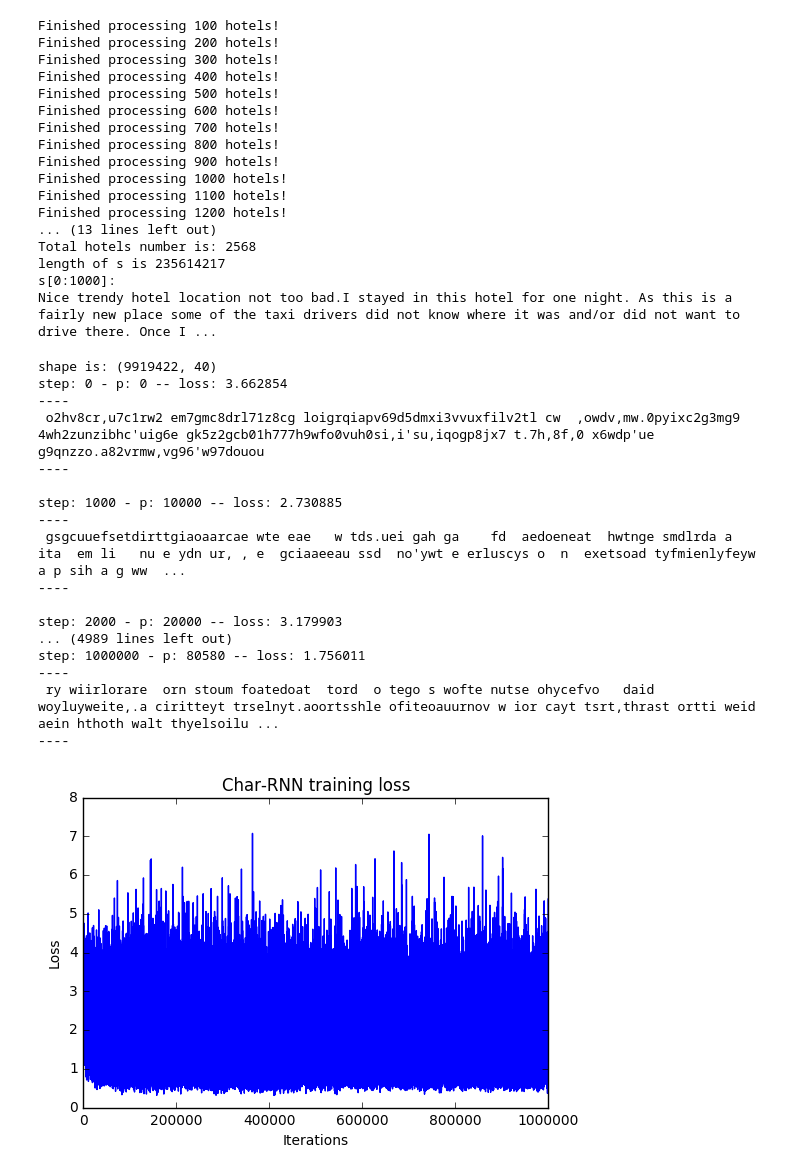
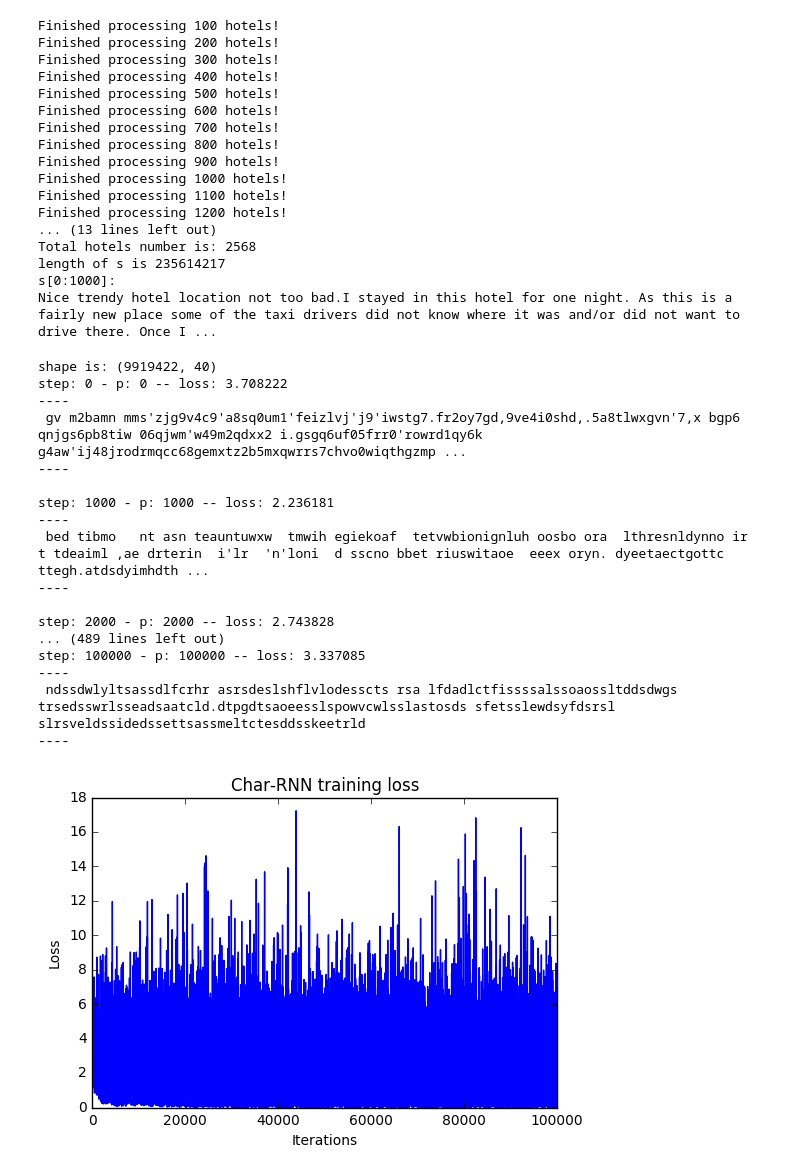
Before and after one commit to ZiningZhu/RNN, a Jupyter notebook: simple_RNN.ipynb, the cells around one changed output. Cells and saved outputs as stored; diff of their text form; code cells hidden in the pictures.

```diff
--- a/simple_RNN.ipynb
+++ b/simple_RNN.ipynb
@@ -153,11 +153,11 @@ def vocab2vec(vocab_size, vocab_length=10**7):
 class TFBasicRNN(object):
     def __init__(self, vocab_size, hidden_size, seq_length):
         # size of vocabulary
-        self.vocab_size = vocab_size # 40
+        self.vocab_size = vocab_size
         # size of hidden state
-        self.hidden_size = hidden_size # 100
+        self.hidden_size = hidden_size
         # length of input sequence
-        self.seq_length = seq_length # 10
+        self.seq_length = seq_length
         # tf computation graph
         self.graph = tf.Graph()
 
@@ -199,7 +199,7 @@ class TFBasicRNN(object):
             with tf.name_scope('loss'):
                 hs_t = self.init_state
                 ys = []
-                # forward pass through the network
+                # forward pass through the network.
                 for t, xs_t in enumerate(tf.split(self.inputs, self.seq_length, axis=0)):
                     hs_t = tf.tanh(tf.matmul(xs_t, self.Wxh) + tf.matmul(hs_t, self.Whh) + self.bh)
 
@@ -227,7 +227,7 @@ class TFBasicRNN(object):
 
 
 
-    def train(self, text, max_iter=1000001, sample_dist=True):
+    def train(self, text, max_iter=100001, sample_dist=True):
         # pointer to input data
         p = 0
 
@@ -237,12 +237,14 @@ class TFBasicRNN(object):
             # init variables
             sess.run(tf.global_variables_initializer())
 
-            for n in range(max_iter):
+            n = 0
+            while (n < max_iter):
                 # do data bookkeeping
                 if p + self.seq_length + 1 >= len(text) or n == 0:
                     # reset hidden state and data pointer
                     p = 0
                     state_prev = np.zeros((1, self.hidden_size))
+                    n += 1
 
 
                 inputs_ohe = text[p:p+self.seq_length, :]
@@ -251,13 +253,16 @@ class TFBasicRNN(object):
                 # training step
                 feed_data = {self.inputs: inputs_ohe, self.targets: targets_ohe, self.init_state: state_prev}
                 current_state, loss, _ = sess.run([self.update_state, self.loss, self.updates], feed_dict=feed_data)
+                state_prev = np.copy(current_state)
 
                 plt_iter.append(n)
                 plt_loss.append(loss)
-                if n % 1000 == 0:
+                if p % 100000 == 0 or n % 1 == 0:
                     print ('step: %d - p: %d -- loss: %f' % (n, p, loss))
 
-                if sample_dist and n % 1000 == 0:
+
+
+                if sample_dist and n % 10 == 0:
                     # sample a random sequence
                     sample_length = 200
                     start_ix = np.random.randint(0, len(text) - self.seq_length)
@@ -297,26 +302,34 @@ class TFBasicRNN(object):
 # %%
 if __name__ == "__main__":
     VOCAB_SIZE = 40
-    text = vocab2vec(VOCAB_SIZE, vocab_length = 10**7)
+    text = vocab2vec(VOCAB_SIZE, vocab_length = 10**5)
     tfrnn = TFBasicRNN(vocab_size=VOCAB_SIZE, hidden_size=100, seq_length=10)
     tfrnn.train(text)
-# %% [output]
-shape is: (9919422, 40)
-step: 0 - p: 0 -- loss: 3.662854
-----
- o2hv8cr,u7c1rw2 em7gmc8drl71z8cg loigrqiapv69d5dmxi3vvuxfilv2tl cw  ,owdv,mw.0pyixc2g3mg9 4wh2zunzibhc'uig6e gk5z2gcb01h777h9wfo0vuh0si,i'su,iqogp8jx7 t.7h,8f,0 x6wdp'ue g9qnzzo.a82vrmw,vg96'w97douou
-----
-
-step: 1000 - p: 10000 -- loss: 2.730885
-----
- gsgcuuefsetdirttgiaoaarcae wte eae   w tds.uei gah ga    fd  aedoeneat  hwtnge smdlrda a  ita  em li   nu e ydn ur, , e  gciaaeeau ssd  no'ywt e erluscys o  n  exetsoad tyfmienlyfeyw  a p sih a g ww  ...
-----
-
-step: 2000 - p: 20000 -- loss: 3.179903
-... (4989 lines left out)
-step: 1000000 - p: 80580 -- loss: 1.756011
-----
- ry wiirlorare  orn stoum foatedoat  tord  o tego s wofte nutse ohycefvo   daid woyluyweite,.a ciritteyt trselnyt.aoortsshle ofiteoauurnov w ior cayt tsrt,thrast ortti weid aein hthoth walt thyelsoilu ...
-----
-[figure, removed]
+# %%
+# Decreased seq_length
+# Also updated prev_state in step, which is the expected action
+if __name__ == "__main__":
+    VOCAB_SIZE = 40
+    text = vocab2vec(VOCAB_SIZE, vocab_length = 10**7)
+    tfrnn = TFBasicRNN(vocab_size=VOCAB_SIZE, hidden_size=100, seq_length=1)
+    tfrnn.train(text)
+# %% [output]
+shape is: (9919422, 40)
+step: 0 - p: 0 -- loss: 3.708222
+----
+ gv m2bamn mms'zjg9v4c9'a8sq0um1'feizlvj'j9'iwstg7.fr2oy7gd,9ve4i0shd,.5a8tlwxgvn'7,x bgp6 qnjgs6pb8tiw 06qjwm'w49m2qdxx2 i.gsgq6uf05frr0'rowrd1qy6k g4aw'ij48jrodrmqcc68gemxtz2b5mxqwrrs7chvo0wiqthgzmp ...
+----
+
+step: 1000 - p: 1000 -- loss: 2.236181
+----
+ bed tibmo   nt asn teauntuwxw  tmwih egiekoaf  tetvwbionignluh oosbo ora  lthresnldynno ir  t tdeaiml ,ae drterin  i'lr  'n'loni  d sscno bbet riuswitaoe  eeex oryn. dyeetaectgottc ttegh.atdsdyimhdth ...
+----
+
+step: 2000 - p: 2000 -- loss: 2.743828
+... (489 lines left out)
+step: 100000 - p: 100000 -- loss: 3.337085
+----
+ ndssdwlyltsassdlfcrhr asrsdeslshflvlodesscts rsa lfdadlctfissssalssoaossltddsdwgs trsedsswrlsseadsaatcld.dtpgdtsaoeesslspowvcwlsslastosds sfetsslewdsyfdsrsl slrsveldssidedssettsassmeltctesddsskeetrld
+----
+[figure, added]
 # %%
```
Also changed, not shown: parts of 4 cells of this notebook.
